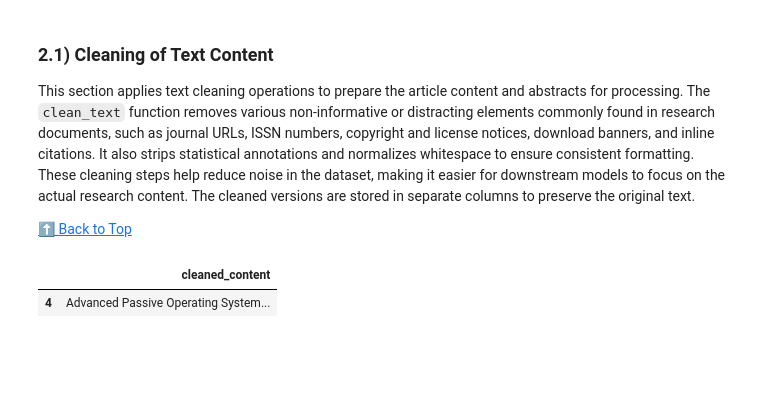
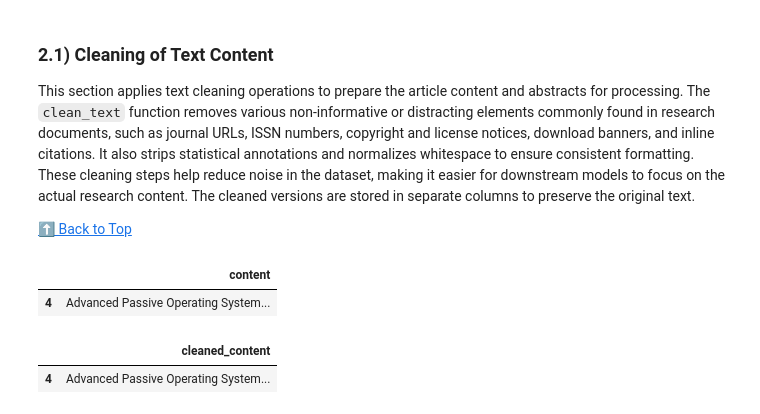
Before and after one commit to celilan/master-thesis, a Jupyter notebook: notebooks/data_cleaning.ipynb, the cells around one changed output. Cells and saved outputs as stored; diff of their text form; code cells hidden in the pictures; blank space fills up the shorter version.

```diff
--- a/notebooks/data_cleaning.ipynb
+++ b/notebooks/data_cleaning.ipynb
@@ -170,6 +170,12 @@ df
 This section applies text cleaning operations to prepare the article content and abstracts for processing. The `clean_text` function removes various non-informative or distracting elements commonly found in research documents, such as journal URLs, ISSN numbers, copyright and license notices, download banners, and inline citations. It also strips statistical annotations and normalizes whitespace to ensure consistent formatting. These cleaning steps help reduce noise in the dataset, making it easier for downstream models to focus on the actual research content. The cleaned versions are stored in separate columns to preserve the original text.
 
 [⬆️ Back to Top](#top)
+# %%
+pd.set_option('display.max_colwidth', None)
+df[['content']].head(1)
+# %% [output]
+|  | content |
+| 4 | Advanced Passive Operating System... |
 # %%
 def clean_text(text):
     """
```
Also changed, not shown: parts of 4 cells of this notebook, 2 other files.
